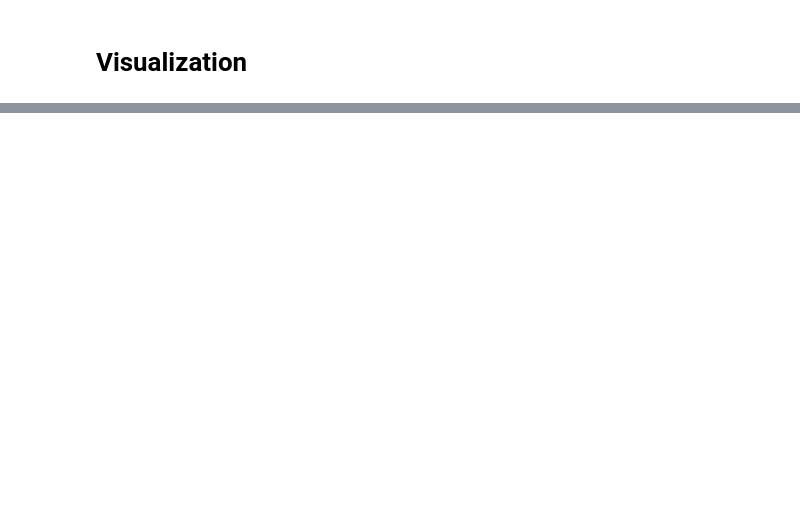
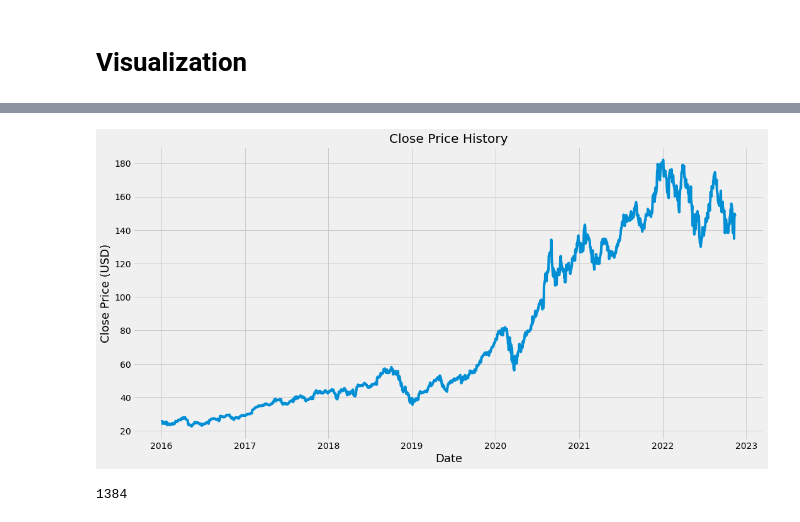
Before and after one commit to renyong0102/CS5100group7, a Jupyter notebook: group7_final.ipynb, the cells around one changed output, grey strips where cells are left out. Cells and saved outputs as stored; diff of their text form; code cells hidden in the pictures; blank space fills up the shorter version.

```diff
--- a/group7_final.ipynb
+++ b/group7_final.ipynb
@@ -4,0 +3,13 @@ import seaborn as sns
+# %%
+# pip install keras
+import math
+import pandas_datareader as web
+import numpy as np
+import pandas as pd
+import datetime as dt
+
+from sklearn.preprocessing import MinMaxScaler
+from keras.models import Sequential
+from keras.layers import Dense, LSTM
+import matplotlib.pyplot as plt
+plt.style.use('fivethirtyeight')
@@ -16,0 +48,5 @@ df.head()
+# %%
+# ETH-USD
+current = dt.datetime.now()
+df = web.DataReader('AAPL', data_source='yahoo', start='2016-01-01', end=current)
+df
@@ -33,5 +83,0 @@ memory usage: 92.3+ KB
-# %%
-df['high']= df['high'].fillna('0')
-df['low']= df['low'].fillna('0')
-df['close']= df['close'].fillna('0')
-df.head(10)
@@ -67,0 +90,20 @@ SyntaxError: invalid syntax (<ipython-input-6-2fba459bf21b>, line 2)
+# %%
+#visualize the closing price
+plt.figure(figsize=(16,8))
+plt.title('Close Price History')
+plt.plot(df['Close'])
+plt.xlabel('Date', fontsize = 18)
+plt.ylabel('Close Price (USD)', fontsize = 18)
+plt.show()
+# %% [output]
+[figure, added]
+# %%
+ #create a new dataframe with 'Close' column
+data = df.filter(['Close'])
+#convert the dataframe into an array
+dataset = data.values
+#count number of data to train the model
+training_data_len = math.ceil(len(dataset) * 0.8)
+training_data_len
+# %% [output]
+1384
```
Also changed, not shown: parts of 26 cells of this notebook.
